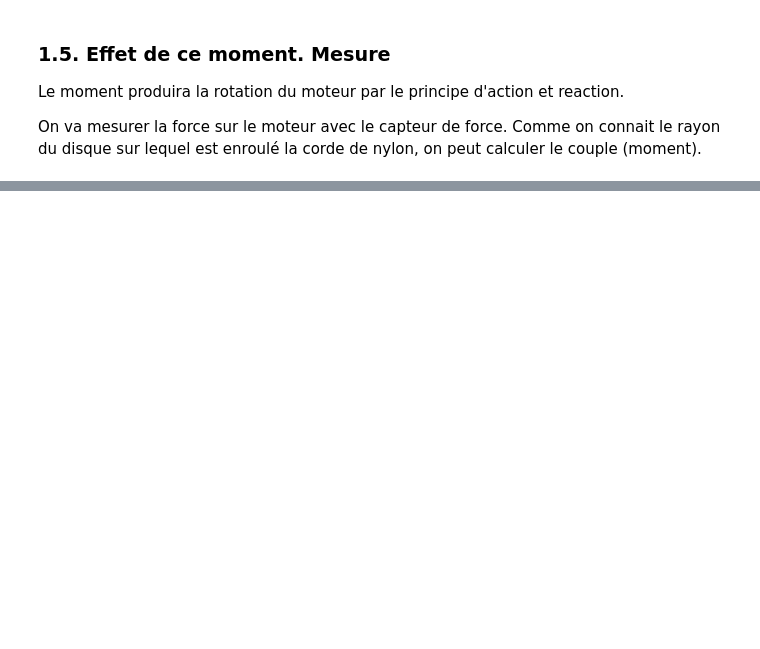
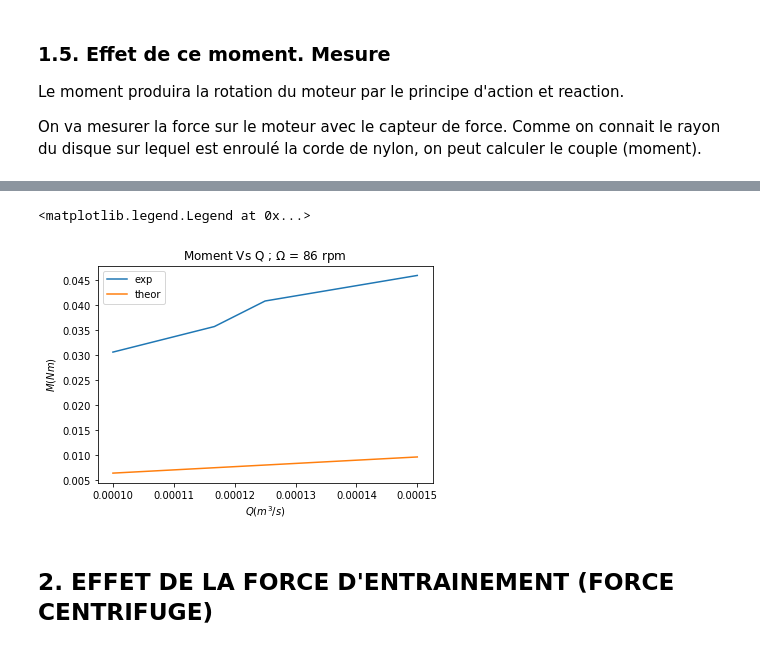
Before and after one commit to calpe/tp_fluid_mechanics, a Jupyter notebook: tp3_coriolis_notebook.ipynb, the cells around one changed output, grey strips where cells are left out. Cells and saved outputs as stored; diff of their text form; code cells hidden in the pictures; blank space fills up the shorter version.

```diff
--- a/tp3_coriolis_notebook.ipynb
+++ b/tp3_coriolis_notebook.ipynb
@@ -42,0 +116,20 @@ On va mesurer la force sur le moteur avec le capteur de force. Comme on connait
+# %%
+# Tracer les valeurs
+fig, ax = plt.subplots()
+ax.set_xlabel('$Q (m^3/s)$')
+ax.set_ylabel('$M (Nm)$')
+ax.set_title('Moment Vs Q ; $\Omega$ = {} rpm '.format(omega))
+
+charges_plot = []
+for charge in charges:
+    charges_plot.append(tp.convert_charge_to(charge, to_units='m3/s', from_units='l/min'))
+
+ax.plot(charges_plot, moment_exp, label='exp')
+ax.plot(charges_plot, moment_theor, label='theor')
+
+ax.legend()
+# %% [output]
+<matplotlib.legend.Legend at 0x...>
+[figure, added]
+# %% [markdown]
+## 2. EFFET DE LA FORCE D'ENTRAINEMENT (FORCE CENTRIFUGE)
```
Also changed, not shown: parts of 15 cells of this notebook.
